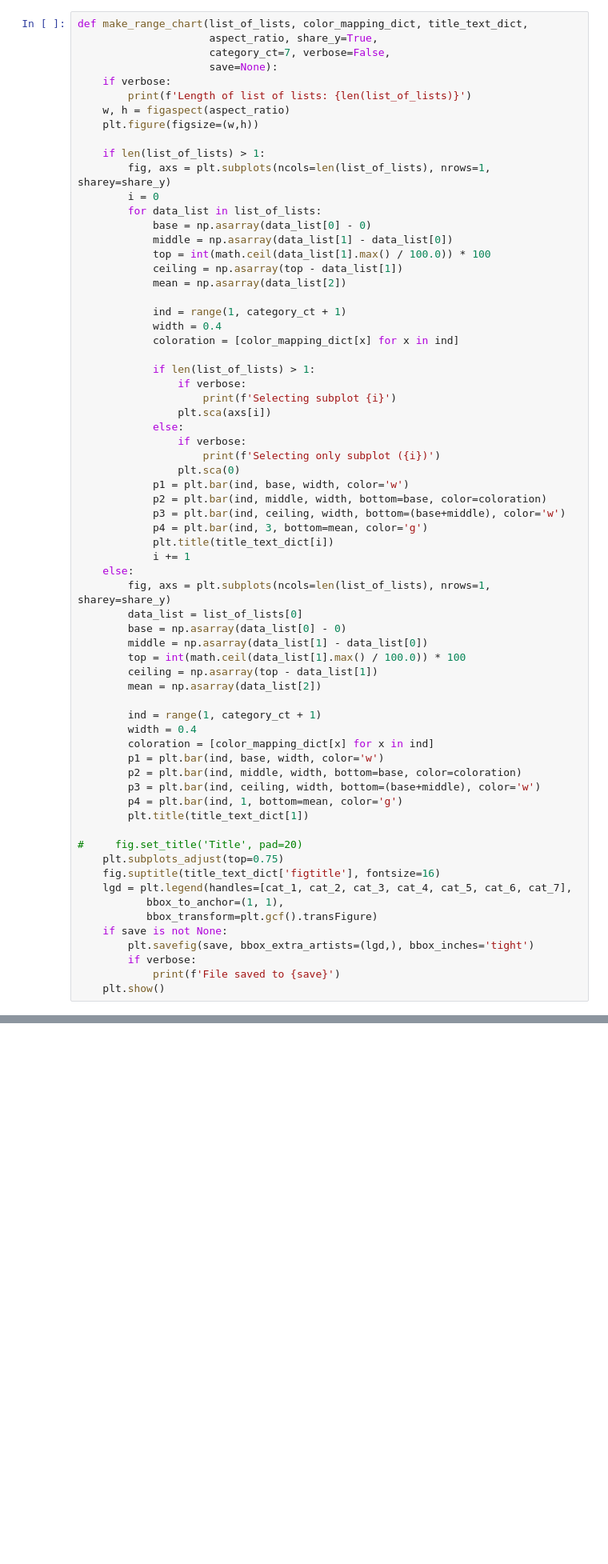
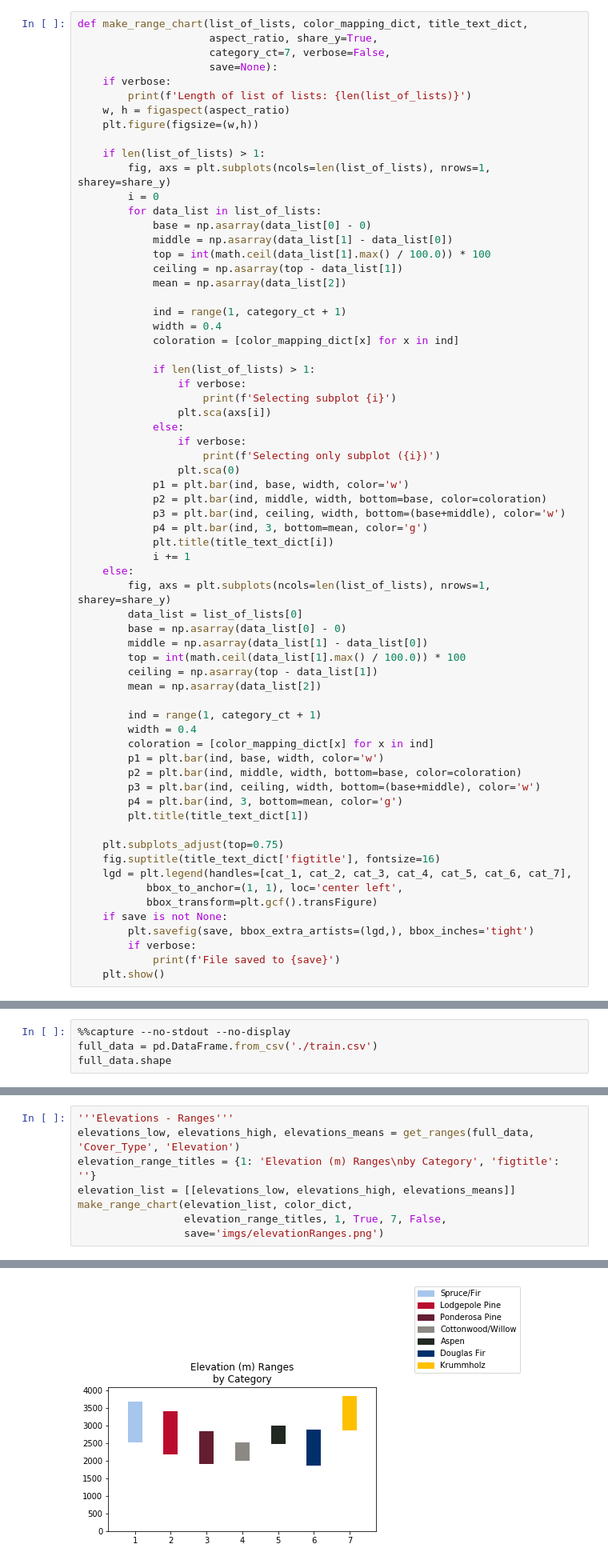
Before and after one commit to Omniak87B/w207FinalProject, a Jupyter notebook: w207_final_helper_functions.ipynb, the cells around one changed output, grey strips where cells are left out. Shown at 80% size. Cells and saved outputs as stored; diff of their text form; blank space fills up the shorter version.

Commit message:
Additional graphs, restructured to move code to helper notebook

```diff
--- a/w207_final_helper_functions.ipynb
+++ b/w207_final_helper_functions.ipynb
@@ -214,14 +227,13 @@ def make_range_chart(list_of_lists, color_mapping_dict, title_text_dict,
         p1 = plt.bar(ind, base, width, color='w')
         p2 = plt.bar(ind, middle, width, bottom=base, color=coloration)
         p3 = plt.bar(ind, ceiling, width, bottom=(base+middle), color='w')
-        p4 = plt.bar(ind, 1, bottom=mean, color='g')
+        p4 = plt.bar(ind, 3, bottom=mean, color='g')
         plt.title(title_text_dict[1])
 
-#     fig.set_title('Title', pad=20)
     plt.subplots_adjust(top=0.75)
     fig.suptitle(title_text_dict['figtitle'], fontsize=16)
     lgd = plt.legend(handles=[cat_1, cat_2, cat_3, cat_4, cat_5, cat_6, cat_7],
-           bbox_to_anchor=(1, 1),
+           bbox_to_anchor=(1, 1), loc='center left',
            bbox_transform=plt.gcf().transFigure)
     if save is not None:
         plt.savefig(save, bbox_extra_artists=(lgd,), bbox_inches='tight')
@@ -230,0 +247,4 @@ def make_range_chart(list_of_lists, color_mapping_dict, title_text_dict,
+# %%
+%%capture --no-stdout --no-display
+full_data = pd.DataFrame.from_csv('./train.csv')
+full_data.shape
@@ -230,0 +282,9 @@ def make_range_chart(list_of_lists, color_mapping_dict, title_text_dict,
+# %%
+'''Elevations - Ranges'''
+elevations_low, elevations_high, elevations_means = get_ranges(full_data, 'Cover_Type', 'Elevation')
+elevation_range_titles = {1: 'Elevation (m) Ranges\nby Category', 'figtitle': ''}
+elevation_list = [[elevations_low, elevations_high, elevations_means]]
+make_range_chart(elevation_list, color_dict,
+                 elevation_range_titles, 1, True, 7, False,
+                 save='imgs/elevationRanges.png')
+# %% [output]
@@ -230,0 +292 @@ def make_range_chart(list_of_lists, color_mapping_dict, title_text_dict,
+[figure, added]
```
Also changed, not shown: parts of 27 cells of this notebook, 14 other files.
